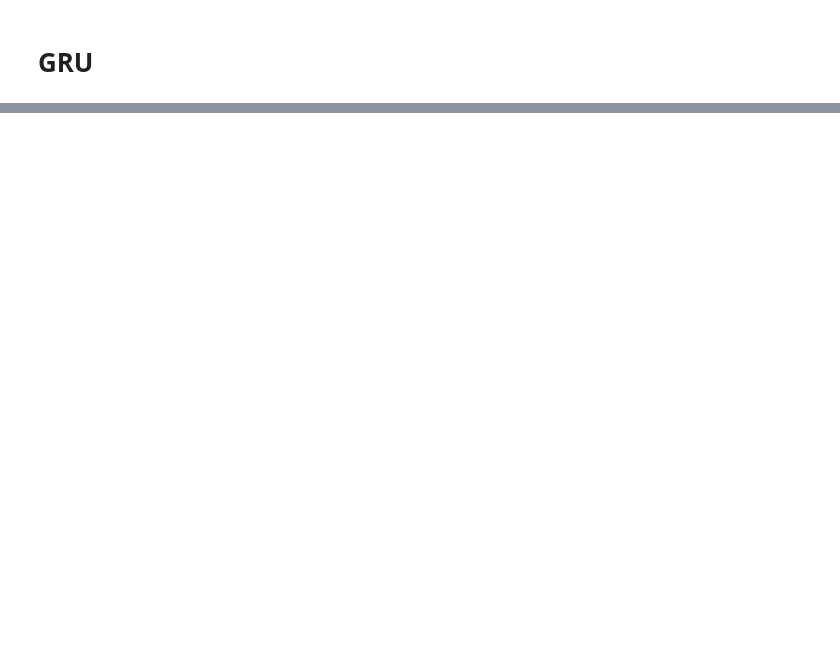
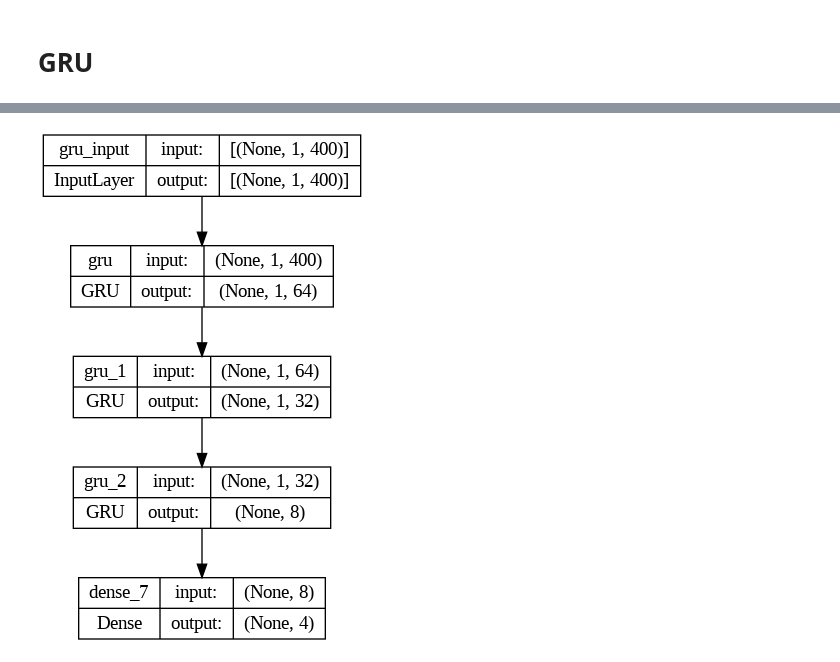
Before and after one commit to ankesh86/TimeSeriesAnalysis, a Jupyter notebook: Forecasting_DeepLearningMethods.ipynb, the cells around one changed output, grey strips where cells are left out. Saved outputs shown, nothing was run; the diff lists cells and outputs as text; code cells hidden in the pictures; blank space fills up the shorter version.

```diff
--- a/Forecasting_DeepLearningMethods.ipynb
+++ b/Forecasting_DeepLearningMethods.ipynb
@@ -243,0 +376,17 @@ print("-----------------------------------------------------------------------")
+# %%
+#split into test-train split
+values_spl = reframed.values
+train_size = int(len(values_spl)* 0.80)
+test_size = len(values_spl) - train_size
+
+train, test = values_spl[0:train_size,:], values_spl[train_size:len(values_spl),:]
+
+print("len train and test : ",len(train), " ", len(test))
+print("----------------")
+
+#split into input and output
+X_train, y_train = train[:, :-4], train[:, -4:]
+X_test, y_test = test[:, :-4], test[:, -4:]
+
+print("X_train shape : ",X_train.shape, " y_train shape : ", y_train.shape)
+print("X_test shape : ",X_test.shape, " y_test shape : ", y_test.shape)
@@ -243,0 +398,5 @@ print("-----------------------------------------------------------------------")
+# %%
+#reshape input to be 3D [samples, timestamps, features]
+
+X_train = X_train.reshape((X_train.shape[0],1, X_train.shape[1]))
+X_test = X_test.reshape((X_test.shape[0],1, X_test.shape[1]))
@@ -243,0 +413,16 @@ print("-----------------------------------------------------------------------")
+# %%
+#import and define the layer
+model = keras.models.Sequential()
+
+model.add(keras.layers.GRU(64, return_sequences=True, activation="relu", kernel_initializer="he_normal", recurrent_initializer="he_normal",
+                           dropout=0.15, recurrent_dropout = 0.15, input_shape = (X_train.shape[1], X_train.shape[2])))
+
+model.add(keras.layers.GRU(32, return_sequences=True, activation="relu", kernel_initializer="he_normal", recurrent_initializer="he_normal",
+                           dropout=0.15, recurrent_dropout = 0.15))
+
+model.add(keras.layers.GRU(8, activation="relu", kernel_initializer="he_normal", recurrent_initializer="he_normal",
+                           dropout=0.15, recurrent_dropout = 0.15))
+
+model.add(keras.layers.Dense(4,activation="relu"))
+
+print(model.summary())
@@ -243,0 +448,7 @@ print("-----------------------------------------------------------------------")
+# %%
+##plot model
+
+from tensorflow.keras.utils import plot_model
+plot_model(model, show_shapes=True)
+# %% [output]
+[figure, added]
```
Also changed, not shown: parts of 18 cells of this notebook.
